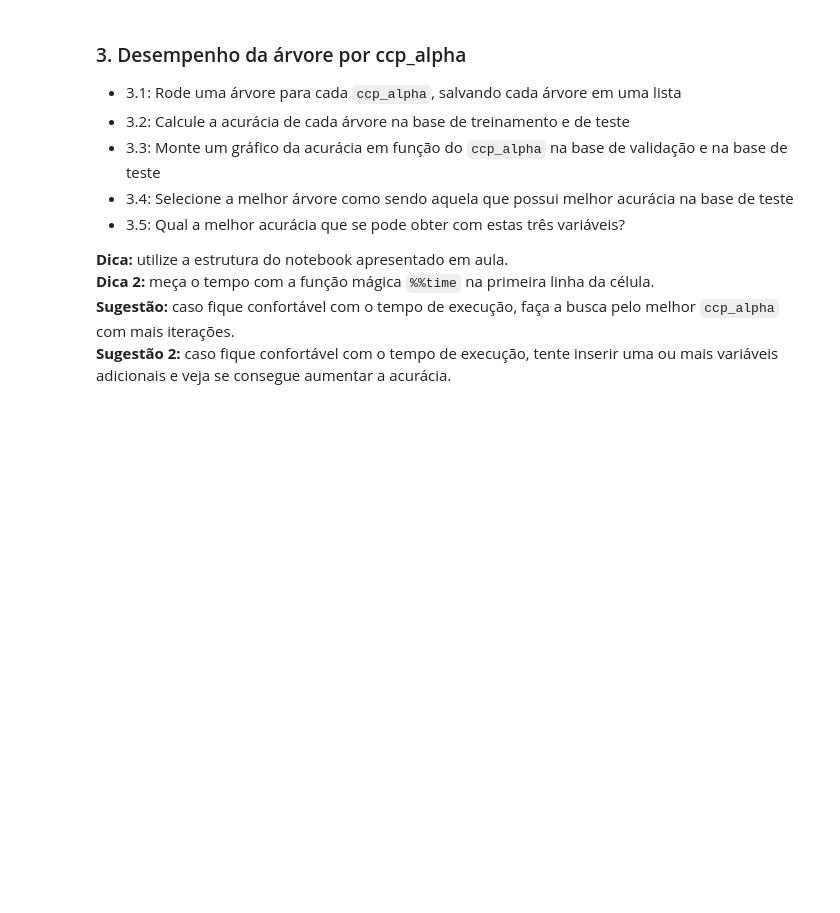
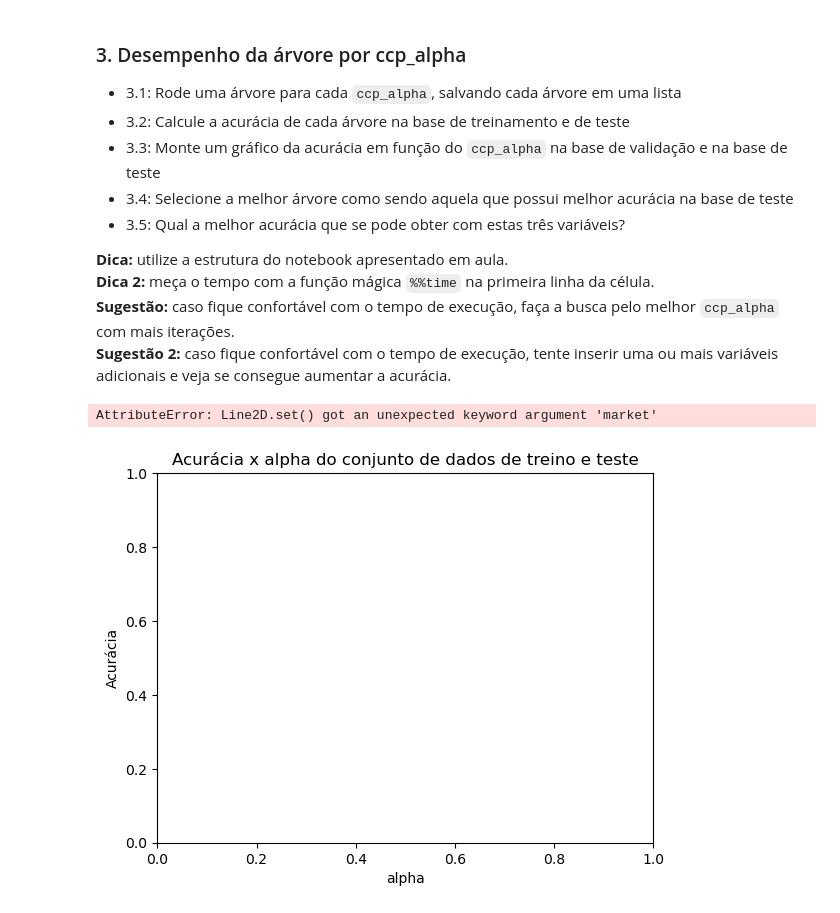
Before and after one commit to victortintel/ex1_modulo17_arvores2, a Jupyter notebook: ex1_victor_tintel_mod_17.ipynb, the cells around one changed output. Cells and saved outputs as stored; diff of their text form; code cells hidden in the pictures; blank space fills up the shorter version.

```diff
--- a/ex1_victor_tintel_mod_17.ipynb
+++ b/ex1_victor_tintel_mod_17.ipynb
@@ -349,3 +375,4 @@ X_train, X_test, y_train, y_test = train_test_split(X, y)
 # %%
-clf = DecisionTreeClassifier(random_state=2360873, min_samples_leaf=20, max_depth=3).fit(X_train, y_train)
+clf1 = DecisionTreeClassifier(random_state=2360873, min_samples_leaf=20).fit(X_testee, y_test)
+clf1
 # %% [output]
@@ -353,3 +385,7 @@ ValueError: Unknown label type: continuous. Maybe you are trying to fit a classi
+# %%
+caminho2 = DecisionTreeClassifier(random_state=2360873).cost_complexity_pruning_path(X_testee, y_test)
+path = clf1.cost_complexity_pruning_path(X_testee, y_test)
+ccp_alphas, impurities = caminho2.ccp_alphas, path.impurities
 # %% [markdown]
 ### 3. Desempenho da árvore por ccp_alpha
 
@@ -367,0 +402,26 @@ ValueError: Unknown label type: continuous. Maybe you are trying to fit a classi
+# %%
+clfs = []
+for ccp_alpha in ccp_alphas:
+    clf = DecisionTreeClassifier(random_state=2360873, ccp_alpha=ccp_alpha).fit(X_trainn, y_train)
+    clfs.append(clf)
+# %%
+clfs1 = []
+for ccp_alpha in ccp_alphas:
+    clf1 = DecisionTreeClassifier(random_state=2360873, ccp_alpha=ccp_alpha).fit(X_testee, y_test)
+    clfs1.append(clf1)
+# %%
+train_scores = [clf.score(X_trainn, y_train) for clf in clfs]
+test_scores = [clf1.score(X_testee, y_test) for clf1 in clfs1]
+
+fig, ax = plt.subplots()
+ax.set_xlabel("alpha")
+ax.set_ylabel("Acurácia")
+ax.set_title("Acurácia x alpha do conjunto de dados de treino e teste")
+ax.plot(ccp_alphas, train_scores, market="o", label="treino", drawstyle="steps-post")
+ax.plot(ccp_alphas, test_scores, market="o", label="teste", drawstyle="steps-post")
+ax.legend()
+
+plt.show()
+# %% [output]
+AttributeError: Line2D.set() got an unexpected keyword argument 'market'
+[figure, added]
```
Also changed, not shown: parts of 19 cells of this notebook.
